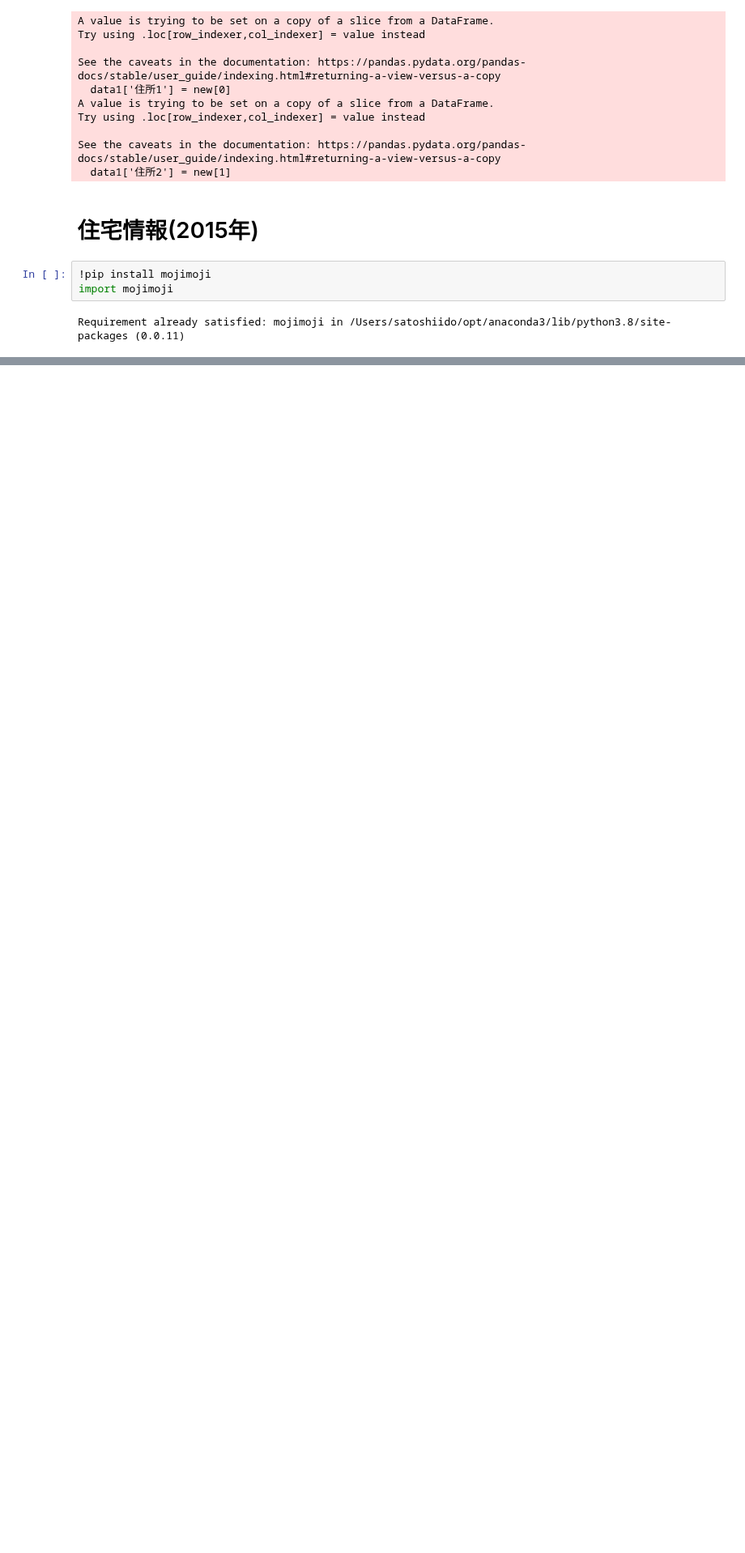
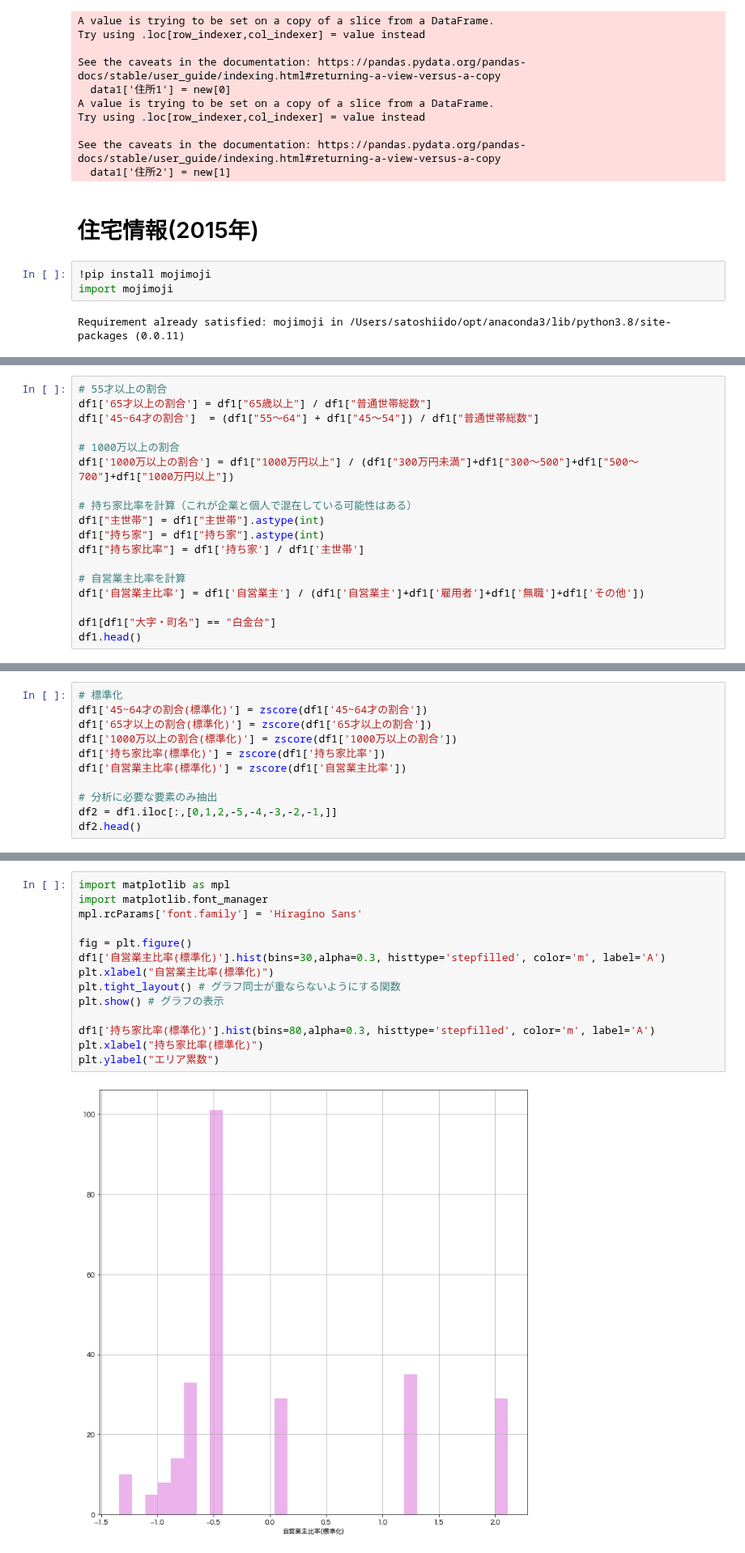
Before and after one commit to idosatoshi0118/python, a Jupyter notebook: 小売系企業インターン/チラシ-高級持ち家への配布エリアプロット.ipynb, the cells around one changed output, grey strips where cells are left out. Shown at 81% size. Saved outputs shown, nothing was run; the diff lists cells and outputs as text; blank space fills up the shorter version.

```diff
--- a/小売系企業インターン/チラシ-高級持ち家への配布エリアプロット.ipynb
+++ b/小売系企業インターン/チラシ-高級持ち家への配布エリアプロット.ipynb
@@ -198,0 +159,18 @@ df1
+# %%
+# 55才以上の割合
+df1['65才以上の割合'] = df1["65歳以上"] / df1["普通世帯総数"]
+df1['45~64才の割合']  = (df1["55〜64"] + df1["45〜54"]) / df1["普通世帯総数"]
+
+# 1000万以上の割合
+df1['1000万以上の割合'] = df1["1000万円以上"] / (df1["300万円未満"]+df1["300〜500"]+df1["500〜700"]+df1["1000万円以上"])
+
+# 持ち家比率を計算（これが企業と個人で混在している可能性はある）
+df1["主世帯"] = df1["主世帯"].astype(int)
+df1["持ち家"] = df1["持ち家"].astype(int)
+df1["持ち家比率"] = df1['持ち家'] / df1['主世帯']
+
+# 自営業主比率を計算
+df1['自営業主比率'] = df1['自営業主'] / (df1['自営業主']+df1['雇用者']+df1['無職']+df1['その他'])
+
+df1[df1["大字・町名"] == "白金台"]
+df1.head()
@@ -198,0 +189,11 @@ df1
+# %%
+# 標準化
+df1['45~64才の割合(標準化)'] = zscore(df1['45~64才の割合'])
+df1['65才以上の割合(標準化)'] = zscore(df1['65才以上の割合'])
+df1['1000万以上の割合(標準化)'] = zscore(df1['1000万以上の割合'])
+df1['持ち家比率(標準化)'] = zscore(df1['持ち家比率'])
+df1['自営業主比率(標準化)'] = zscore(df1['自営業主比率'])
+
+# 分析に必要な要素のみ抽出
+df2 = df1.iloc[:,[0,1,2,-5,-4,-3,-2,-1,]]
+df2.head()
@@ -198,0 +219,16 @@ df1
+# %%
+import matplotlib as mpl
+import matplotlib.font_manager
+mpl.rcParams['font.family'] = 'Hiragino Sans'
+
+fig = plt.figure()
+df1['自営業主比率(標準化)'].hist(bins=30,alpha=0.3, histtype='stepfilled', color='m', label='A')
+plt.xlabel("自営業主比率(標準化)")
+plt.tight_layout() # グラフ同士が重ならないようにする関数
+plt.show() # グラフの表示
+
+df1['持ち家比率(標準化)'].hist(bins=80,alpha=0.3, histtype='stepfilled', color='m', label='A')
+plt.xlabel("持ち家比率(標準化)")
+plt.ylabel("エリア累数")
+# %% [output]
+[figure, added]
```
Also changed, not shown: parts of 30 cells of this notebook.
